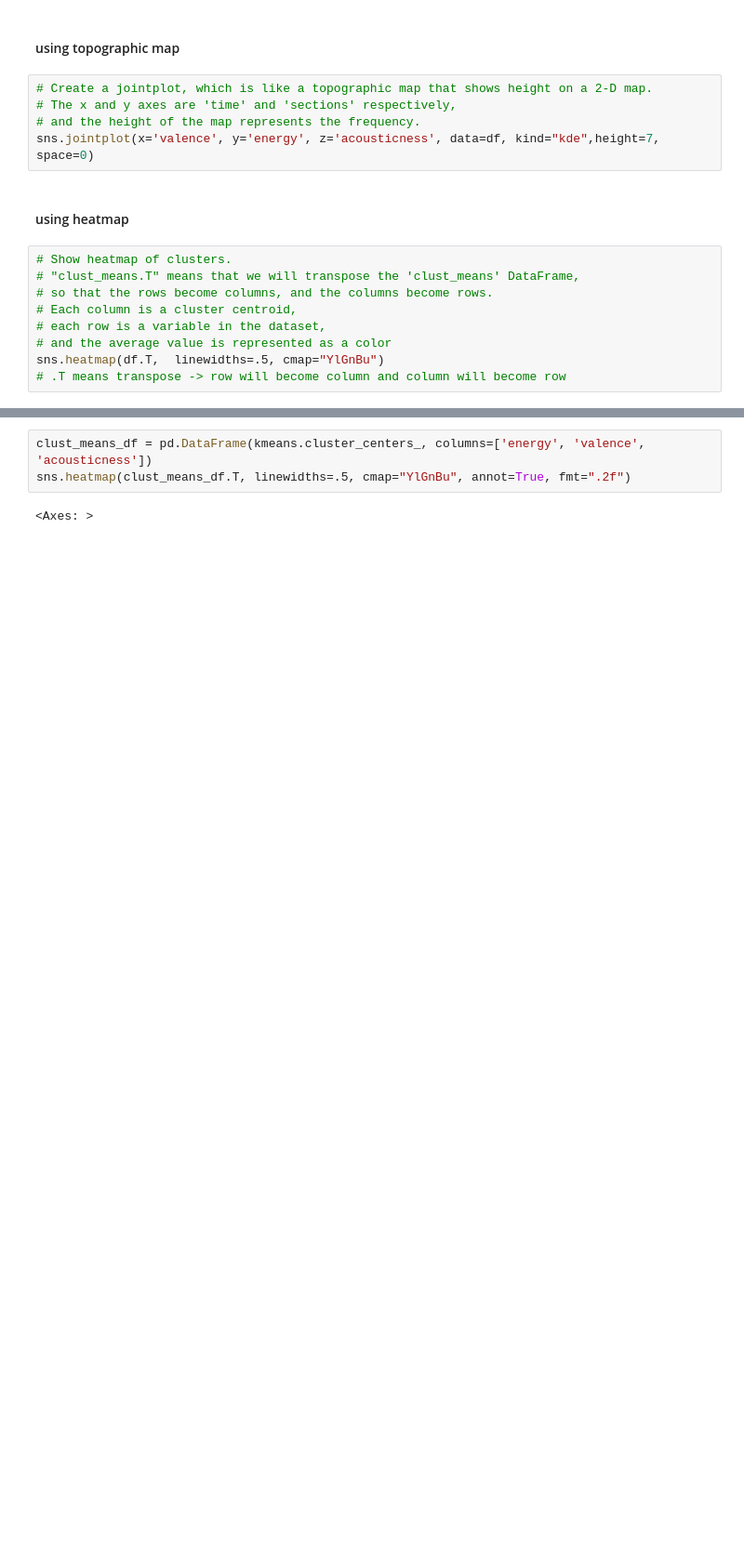
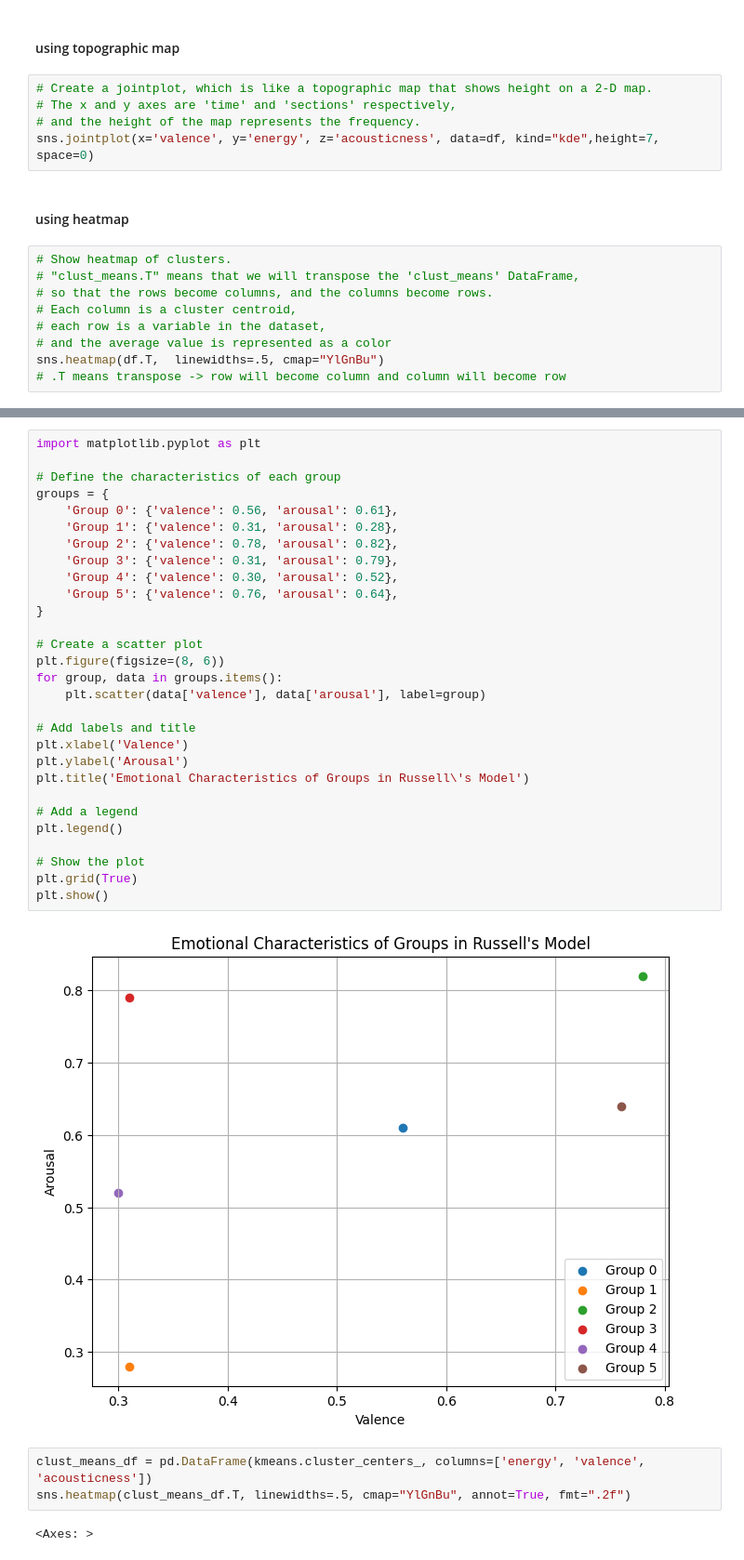
Before and after one commit to fishbrightwise/dap_artificial_dj, a Jupyter notebook: clustering.ipynb, the cells around one changed output, grey strips where cells are left out. Shown: that part at 93% size. Drawn from its saved outputs; the diff is of its cells as text; blank space fills up the shorter version.

```diff
--- a/clustering.ipynb
+++ b/clustering.ipynb
@@ -227,3 +240,34 @@ sns.heatmap(clust_means_df.T, linewidths=.5, cmap="YlGnBu", annot=True, fmt=".2f
+# %%
+import matplotlib.pyplot as plt
+
+# Define the characteristics of each group
+groups = {
+    'Group 0': {'valence': 0.56, 'arousal': 0.61},
+    'Group 1': {'valence': 0.31, 'arousal': 0.28},
+    'Group 2': {'valence': 0.78, 'arousal': 0.82},
+    'Group 3': {'valence': 0.31, 'arousal': 0.79},
+    'Group 4': {'valence': 0.30, 'arousal': 0.52},
+    'Group 5': {'valence': 0.76, 'arousal': 0.64},
+}
+
+# Create a scatter plot
+plt.figure(figsize=(8, 6))
+for group, data in groups.items():
+    plt.scatter(data['valence'], data['arousal'], label=group)
+
+# Add labels and title
+plt.xlabel('Valence')
+plt.ylabel('Arousal')
+plt.title('Emotional Characteristics of Groups in Russell\'s Model')
+
+# Add a legend
+plt.legend()
+
+# Show the plot
+plt.grid(True)
+plt.show()
+# %% [output]
+[figure, added]
 # %%
 clust_means_df = pd.DataFrame(kmeans.cluster_centers_, columns=['energy', 'valence', 'acousticness'])
 sns.heatmap(clust_means_df.T, linewidths=.5, cmap="YlGnBu", annot=True, fmt=".2f")
```
Also changed, not shown: parts of 9 cells of this notebook.
